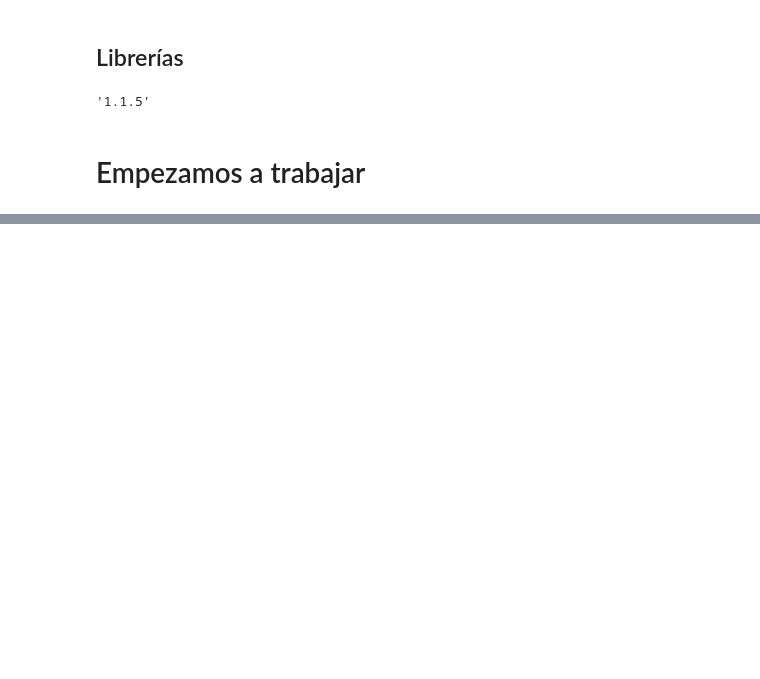
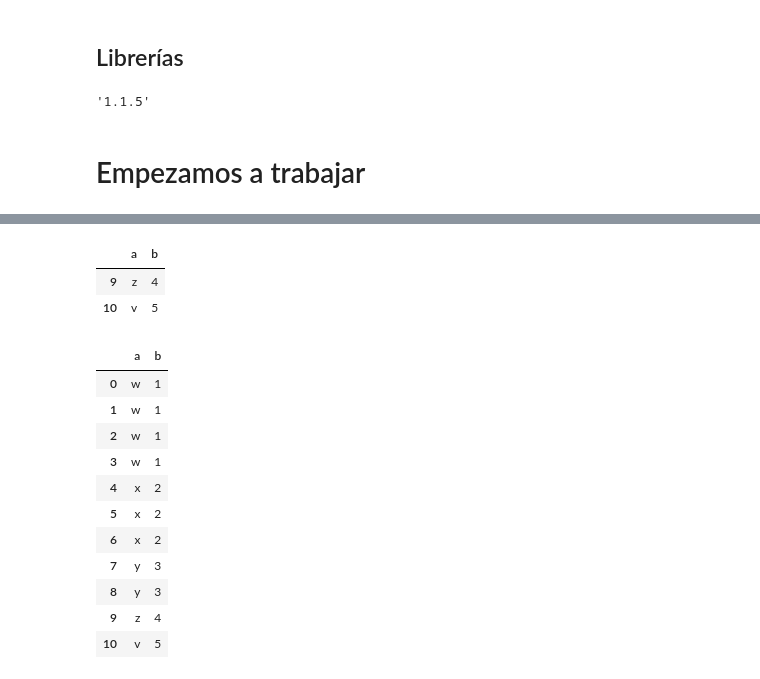
Before and after one commit to FernandoCallasaca/data_science_projects, a Jupyter notebook: duplicated.ipynb, the cells around one changed output, grey strips where cells are left out. Cells and saved outputs as stored; diff of their text form; code cells hidden in the pictures; blank space fills up the shorter version.

```diff
--- a/duplicated.ipynb
+++ b/duplicated.ipynb
@@ -41,0 +134,22 @@ np.set_printoptions(precision=2)
+# %%
+# solo traer las filas que aparecen una sola vez
+df[~df.duplicated(keep=False)]
+# %% [output]
+|  | a | b |
+| 9 | z | 4 |
+| 10 | v | 5 |
+# %%
+df
+# %% [output]
+|  | a | b |
+| 0 | w | 1 |
+| 1 | w | 1 |
+| 2 | w | 1 |
+| 3 | w | 1 |
+| 4 | x | 2 |
+| 5 | x | 2 |
+| 6 | x | 2 |
+| 7 | y | 3 |
+| 8 | y | 3 |
+| 9 | z | 4 |
+| 10 | v | 5 |
```
Also changed, not shown: parts of 8 cells of this notebook.
